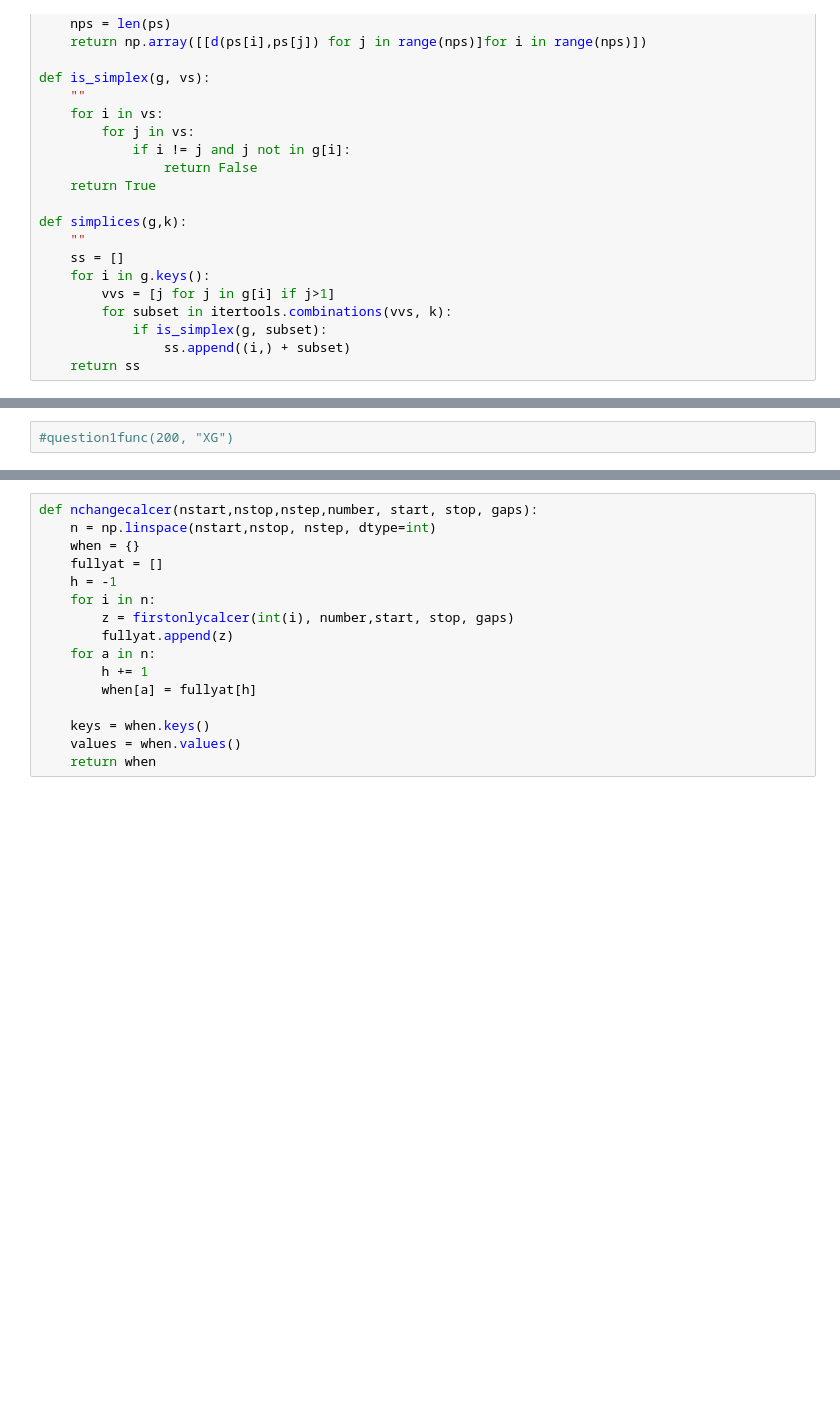
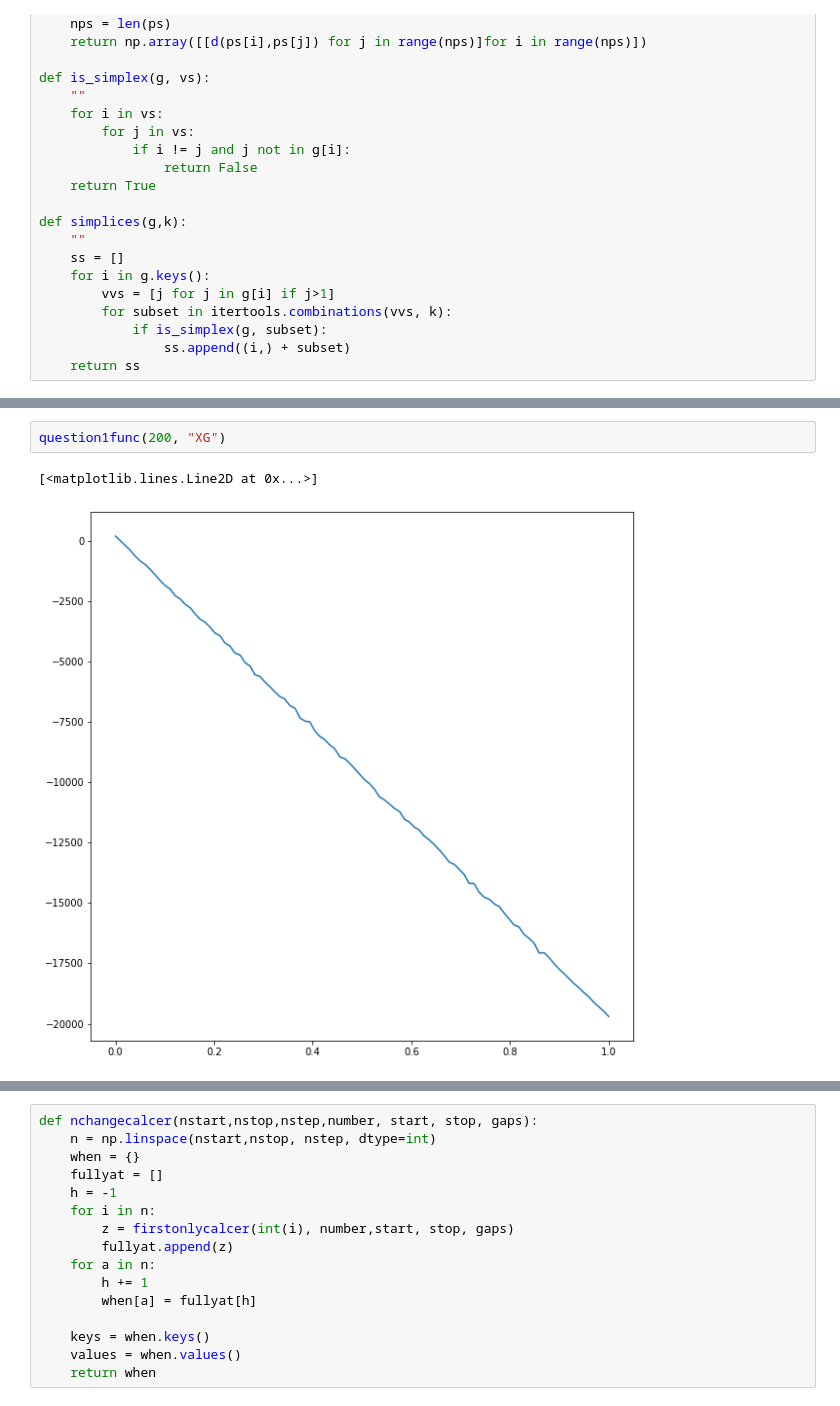
Before and after one commit to RonanJCorlessStudent/HomeworkRepo, a Jupyter notebook: DA Topology HW Q1.ipynb, the cells around one changed output, grey strips where cells are left out. Saved outputs shown, nothing was run; the diff lists cells and outputs as text; blank space fills up the shorter version.

```diff
--- a/DA Topology HW Q1.ipynb
+++ b/DA Topology HW Q1.ipynb
@@ -115,5 +123,8 @@ def question1func(nodes, verse):
 
     return plt.plot(pxs,yxs)
 # %%
-#question1func(200, "XG")
+question1func(200, "XG")
+# %% [output]
+[<matplotlib.lines.Line2D at 0x...>]
+[figure, added]
 # %%
```
Also changed, not shown: parts of 16 cells of this notebook, 11 other files.
